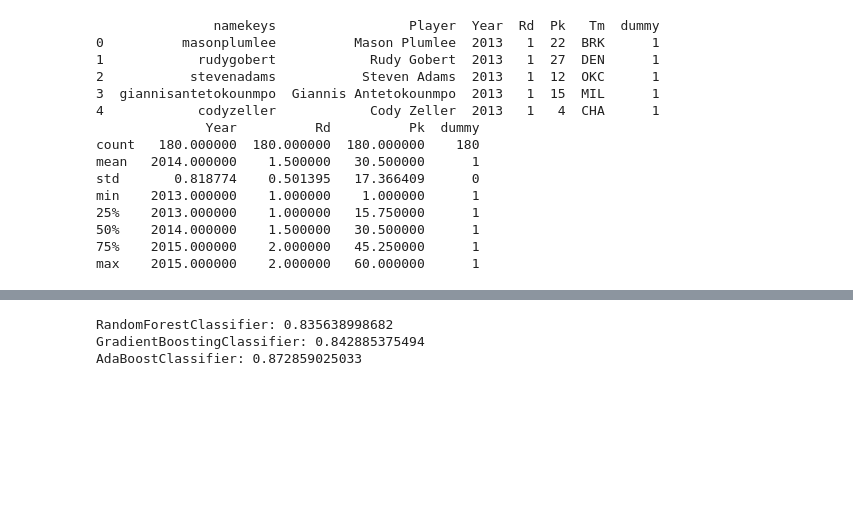
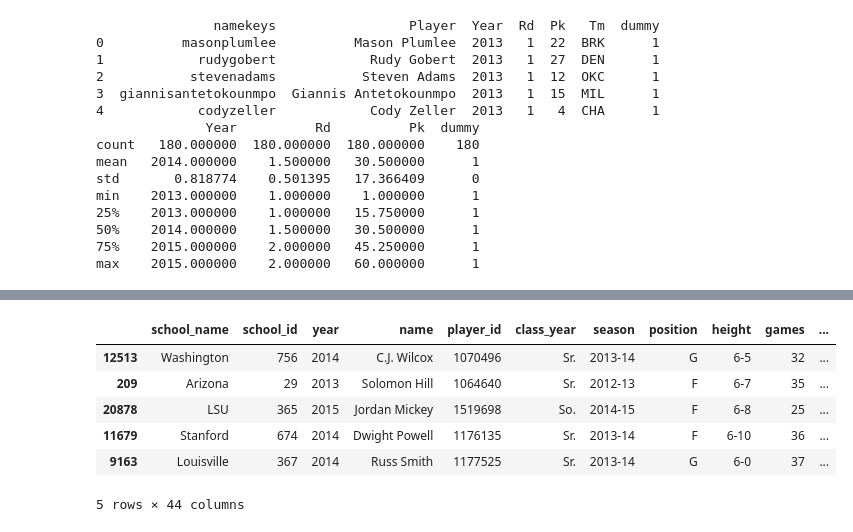
Before and after one commit to chetchavat/nba-draft-analysis, a Jupyter notebook: nba-draft-analysis.ipynb, the cells around one changed output, grey strips where cells are left out. Saved outputs shown, nothing was run; the diff lists cells and outputs as text; code cells hidden in the pictures; blank space fills up the shorter version.

```diff
--- a/nba-draft-analysis.ipynb
+++ b/nba-draft-analysis.ipynb
@@ -38,5 +58,5 @@ max    2015.000000    2.000000   60.000000      1
 # %%
-ncaa_draft = pd.merge(ncaa, draft, how = 'left', on = 'namekeys')
+ncaa_draft = pd.merge(ncaa_divs, draft, how = 'left', on = 'namekeys')
 # %%
 ncaa_draft['dummy'].fillna(0, inplace = True)
 ncaa_draft['eFG'] = (ncaa_draft['field_goals'] + (0.5 * ncaa_draft['three_pointers']))/ ncaa_draft['field_goal_attempts']
@@ -45,6 +65,7 @@ ncaa_draft['turnovers_per_game'].fillna(0,inplace = True)
 ncaa_draft['AST/TO'] = ncaa_draft['assists']/ncaa_draft['turnovers']
 ncaa_draft['AST/TO'].replace([np.inf, -np.inf], np.nan, inplace = True)
 ncaa_draft['AST/TO'].fillna(0, inplace = True)
+ncaa_draft = pd.get_dummies(ncaa_draft, columns = ['Division'], prefix = 'is_Div')
 # %%
 ncaa_draft_dd = ncaa_draft.drop_duplicates(subset = ['namekeys'], keep = 'last')
 height = pd.DataFrame(list(ncaa_draft_dd.height.str.split('-')))
@@ -61,11 +82,20 @@ ncaa_draft_dd = ncaa_draft_dd.join(height['total_height'])
 # %%
 drafted = ncaa_draft_dd[ncaa_draft_dd.dummy == 1]
 undrafted = ncaa_draft_dd[ncaa_draft_dd.dummy == 0]
-draft_train = drafted.loc[np.random.choice(drafted.index, 67, replace=False)]
-undraft_train = undrafted.loc[np.random.choice(undrafted.index, 67, replace = False)]
+draft_train = drafted.loc[np.random.choice(drafted.index, 137, replace=False)]
+undraft_train = undrafted.loc[np.random.choice(undrafted.index, (137*10), replace = False)]
 # %%
 frames = [draft_train, undraft_train]
 ncaa_bal = pd.concat(frames)
+ncaa_bal.head()
+# %% [output]
+|  | school_name | school_id | year | name | player_id | class_year | season | position | height | games | ... |
+| 12513 | Washington | 756 | 2014 | C.J. Wilcox | 1070496 | Sr. | 2013-14 | G | 6-5 | 32 | ... |
+| 209 | Arizona | 29 | 2013 | Solomon Hill | 1064640 | Sr. | 2012-13 | F | 6-7 | 35 | ... |
+| 20878 | LSU | 365 | 2015 | Jordan Mickey | 1519698 | So. | 2014-15 | F | 6-8 | 25 | ... |
+| 11679 | Stanford | 674 | 2014 | Dwight Powell | 1176135 | Sr. | 2013-14 | F | 6-10 | 36 | ... |
+| 9163 | Louisville | 367 | 2014 | Russ Smith | 1177525 | Sr. | 2013-14 | G | 6-0 | 37 | ... |
+5 rows × 44 columns
 # %%
 X_cols = ['field_goals', 'field_goal_attempts', 'field_goal_percent',
           'three_pointers', 'three_pointer_attempts', 'three_pointer_percent',
@@ -87,25 +125,0 @@ X_train, X_test, y_train, y_test = cross_validation.train_test_split(X_all, y_al
-# %%
-from sklearn.ensemble import RandomForestClassifier, GradientBoostingClassifier, AdaBoostClassifier
-forest = RandomForestClassifier(n_estimators=250, max_features = 'auto',
-                                random_state=0, max_depth=None,
-                                oob_score= True,
-                                class_weight = {0:1, 1:5})
-forest.fit(X, y)
-scores = cross_validation.cross_val_score(forest, X, y)
-print "RandomForestClassifier:", scores.mean()
-
-gbc = GradientBoostingClassifier(learning_rate = 0.05, n_estimators = 250,
-                                max_depth = 100, max_features = 'auto',
-                                random_state = 0)
-gbc.fit(X,y)
-scores = cross_validation.cross_val_score(gbc, X, y)
-print "GradientBoostingClassifier:", scores.mean()
-
-ada = AdaBoostClassifier(n_estimators = 250,learning_rate = 0.05,random_state = 0)
-ada.fit(X,y)
-scores = cross_validation.cross_val_score(ada, X, y)
-print "AdaBoostClassifier:", scores.mean()
-# %% [output]
-RandomForestClassifier: 0.835638998682
-GradientBoostingClassifier: 0.842885375494
-AdaBoostClassifier: 0.872859025033
```
Also changed, not shown: parts of 16 cells of this notebook.
